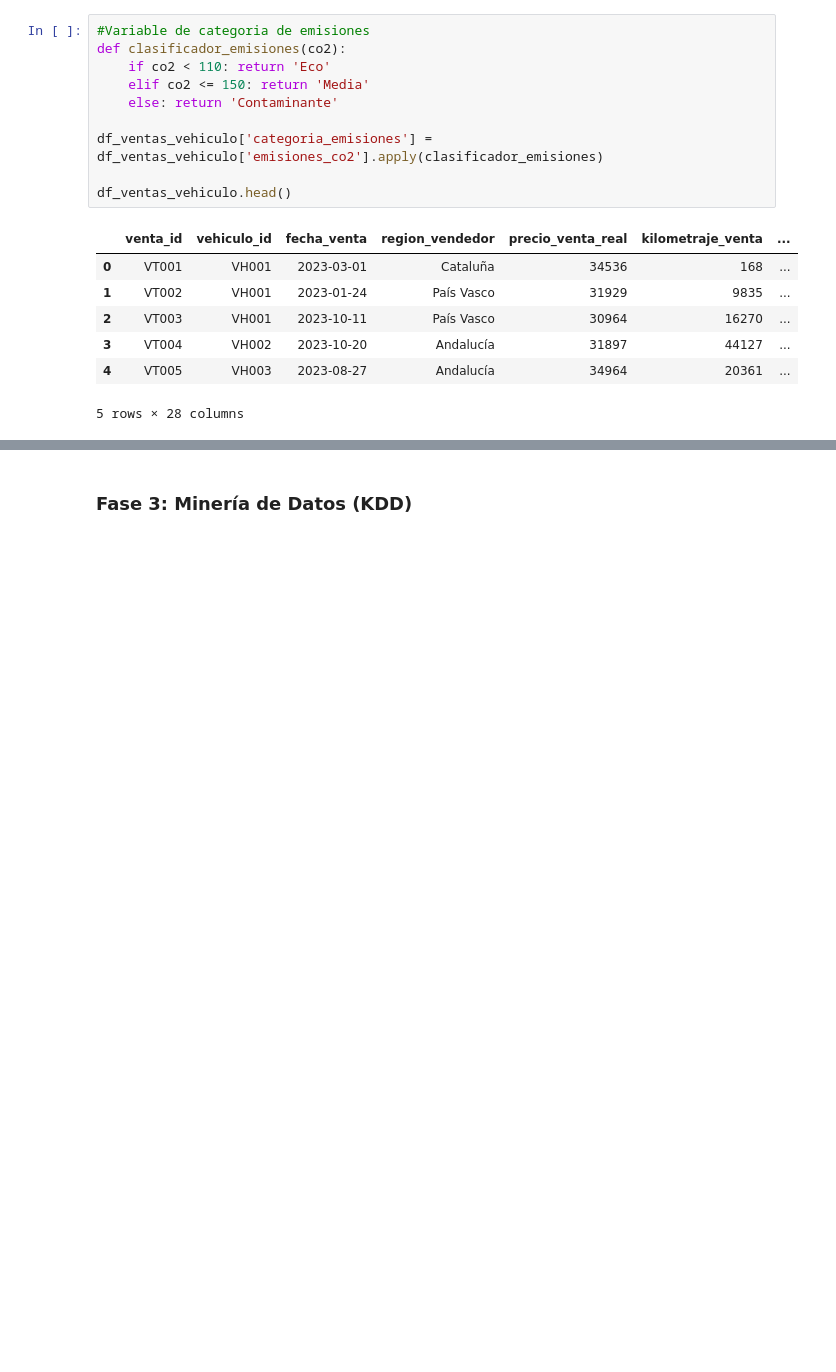
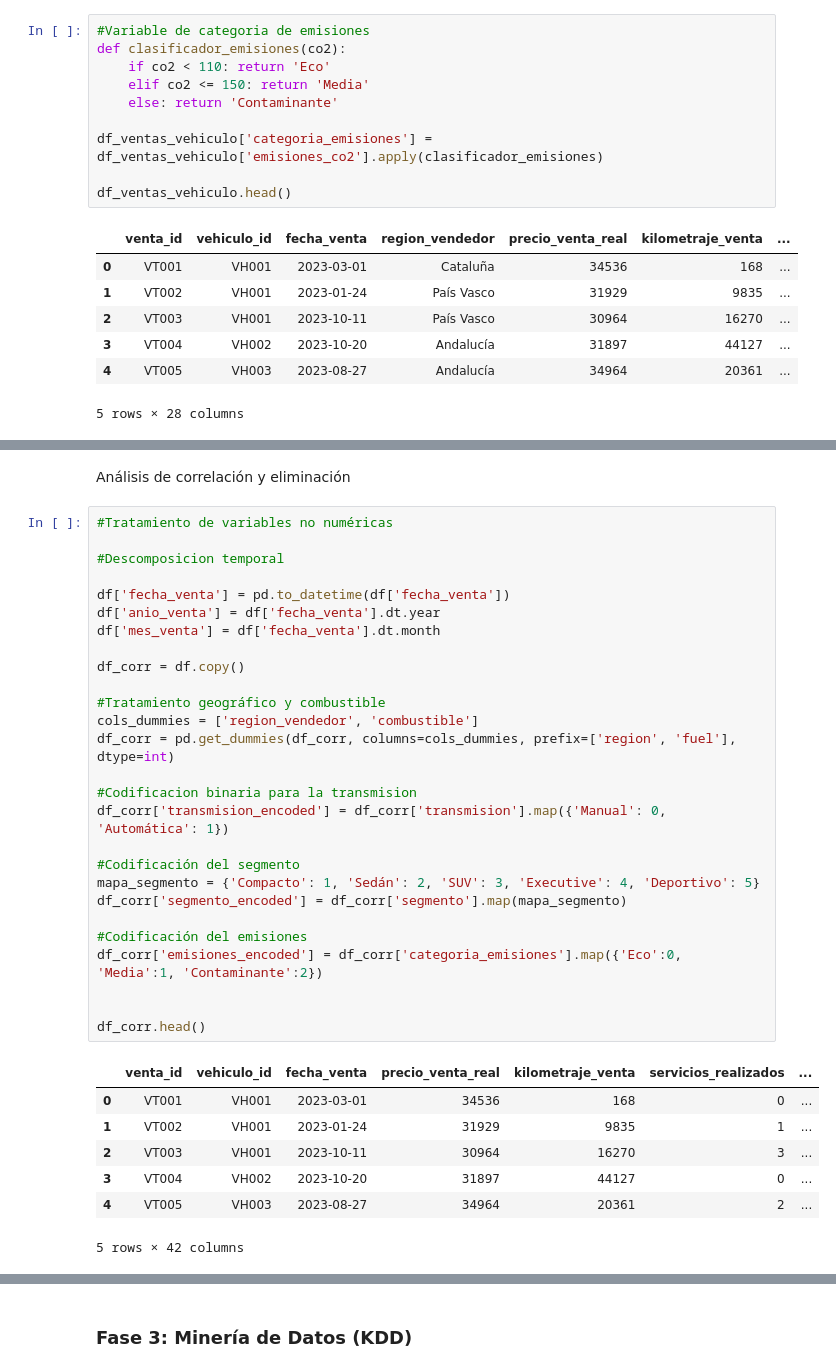
Before and after one commit to ccp0897/Sistema_Analisis_Mercado_Automocion, a Jupyter notebook: sistemaAnalisisAutomocion.ipynb, the cells around one changed output, grey strips where cells are left out. Drawn from its saved outputs; the diff is of its cells as text; blank space fills up the shorter version.

```diff
--- a/sistemaAnalisisAutomocion.ipynb
+++ b/sistemaAnalisisAutomocion.ipynb
@@ -435,0 +477,37 @@ df_ventas_vehiculo.head()
+# %% [markdown]
+Análisis de correlación y eliminación
+# %%
+#Tratamiento de variables no numéricas
+
+#Descomposicion temporal
+
+df['fecha_venta'] = pd.to_datetime(df['fecha_venta'])
+df['anio_venta'] = df['fecha_venta'].dt.year
+df['mes_venta'] = df['fecha_venta'].dt.month
+
+df_corr = df.copy()
+
+#Tratamiento geográfico y combustible
+cols_dummies = ['region_vendedor', 'combustible']
+df_corr = pd.get_dummies(df_corr, columns=cols_dummies, prefix=['region', 'fuel'], dtype=int)
+
+#Codificacion binaria para la transmision
+df_corr['transmision_encoded'] = df_corr['transmision'].map({'Manual': 0, 'Automática': 1})
+
+#Codificación del segmento
+mapa_segmento = {'Compacto': 1, 'Sedán': 2, 'SUV': 3, 'Executive': 4, 'Deportivo': 5}
+df_corr['segmento_encoded'] = df_corr['segmento'].map(mapa_segmento)
+
+#Codificación del emisiones
+df_corr['emisiones_encoded'] = df_corr['categoria_emisiones'].map({'Eco':0, 'Media':1, 'Contaminante':2})
+
+
+df_corr.head()
+# %% [output]
+|  | venta_id | vehiculo_id | fecha_venta | precio_venta_real | kilometraje_venta | servicios_realizados | ... |
+| 0 | VT001 | VH001 | 2023-03-01 | 34536 | 168 | 0 | ... |
+| 1 | VT002 | VH001 | 2023-01-24 | 31929 | 9835 | 1 | ... |
+| 2 | VT003 | VH001 | 2023-10-11 | 30964 | 16270 | 3 | ... |
+| 3 | VT004 | VH002 | 2023-10-20 | 31897 | 44127 | 0 | ... |
+| 4 | VT005 | VH003 | 2023-08-27 | 34964 | 20361 | 2 | ... |
+5 rows × 42 columns
```
Also changed, not shown: parts of 5 cells of this notebook, 1 other file.
